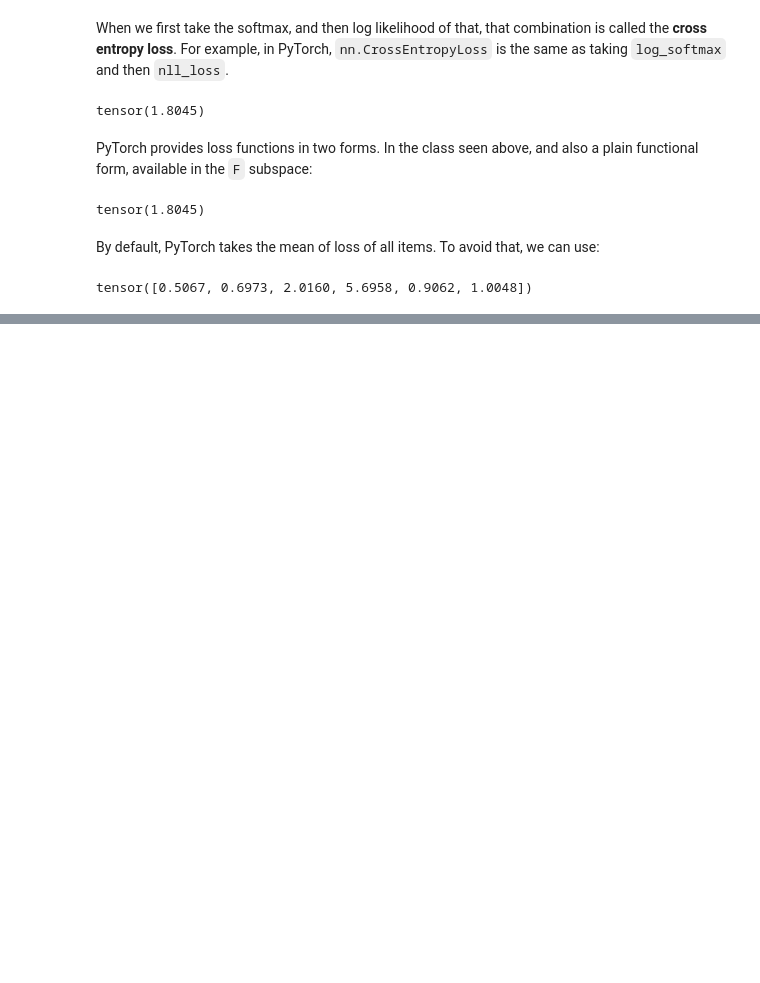
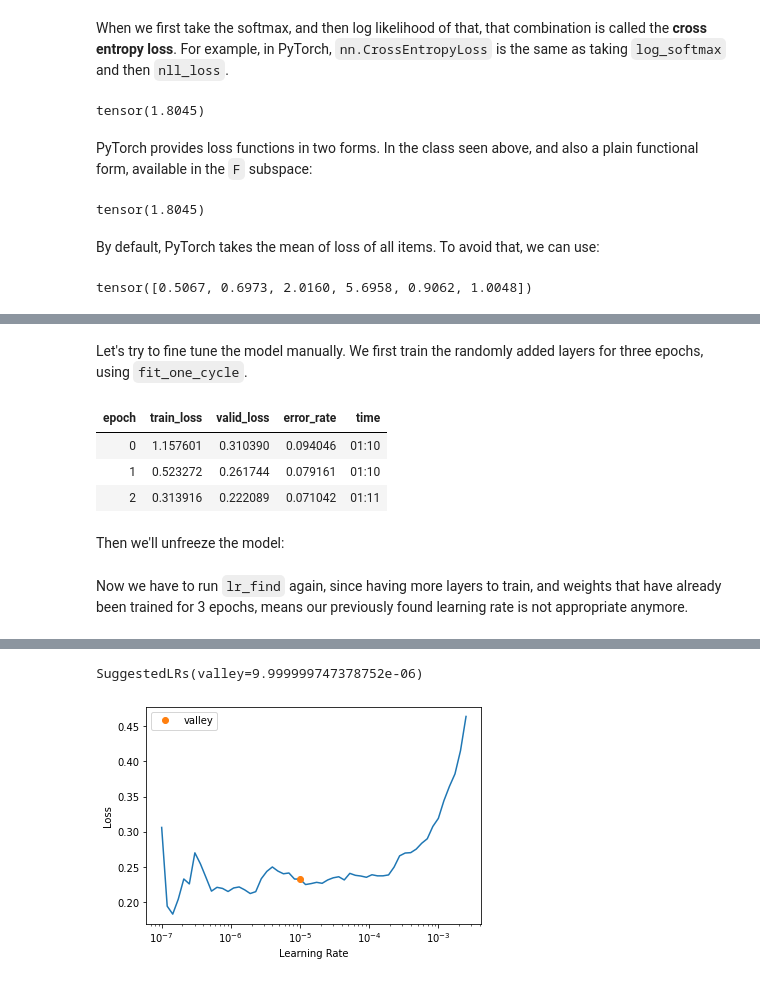
Before and after one commit to rohitnikam1/Fastai-projects, a Jupyter notebook: pet_breeds.ipynb, the cells around one changed output, grey strips where cells are left out. Saved outputs shown, nothing was run; the diff lists cells and outputs as text; code cells hidden in the pictures; blank space fills up the shorter version.

```diff
--- a/pet_breeds.ipynb
+++ b/pet_breeds.ipynb
@@ -188,0 +267,12 @@ tensor([0.5067, 0.6973, 2.0160, 5.6958, 0.9062, 1.0048])
+# %% [markdown]
+Let's try to fine tune the model manually. We first train the randomly added layers for three epochs, using `fit_one_cycle`.
+# %%
+learn = cnn_learner(dls, resnet34, metrics=error_rate)
+learn.fit_one_cycle(3, 3e-3)
+# %% [output]
+| epoch | train_loss | valid_loss | error_rate | time |
+| 0 | 1.157601 | 0.310390 | 0.094046 | 01:10 |
+| 1 | 0.523272 | 0.261744 | 0.079161 | 01:10 |
+| 2 | 0.313916 | 0.222089 | 0.071042 | 01:11 |
+# %% [markdown]
+Then we'll unfreeze the model:
@@ -188,0 +281,5 @@ tensor([0.5067, 0.6973, 2.0160, 5.6958, 0.9062, 1.0048])
+# %% [markdown]
+Now we have to run `lr_find` again, since having more layers to train, and weights that have already been trained for 3 epochs, means our previously found learning rate is not appropriate anymore.
+# %%
+learn.lr_find()
+# %% [output]
@@ -188,0 +287,2 @@ tensor([0.5067, 0.6973, 2.0160, 5.6958, 0.9062, 1.0048])
+SuggestedLRs(valley=9.999999747378752e-06)
+[figure, added]
```
Also changed, not shown: parts of 37 cells of this notebook.
